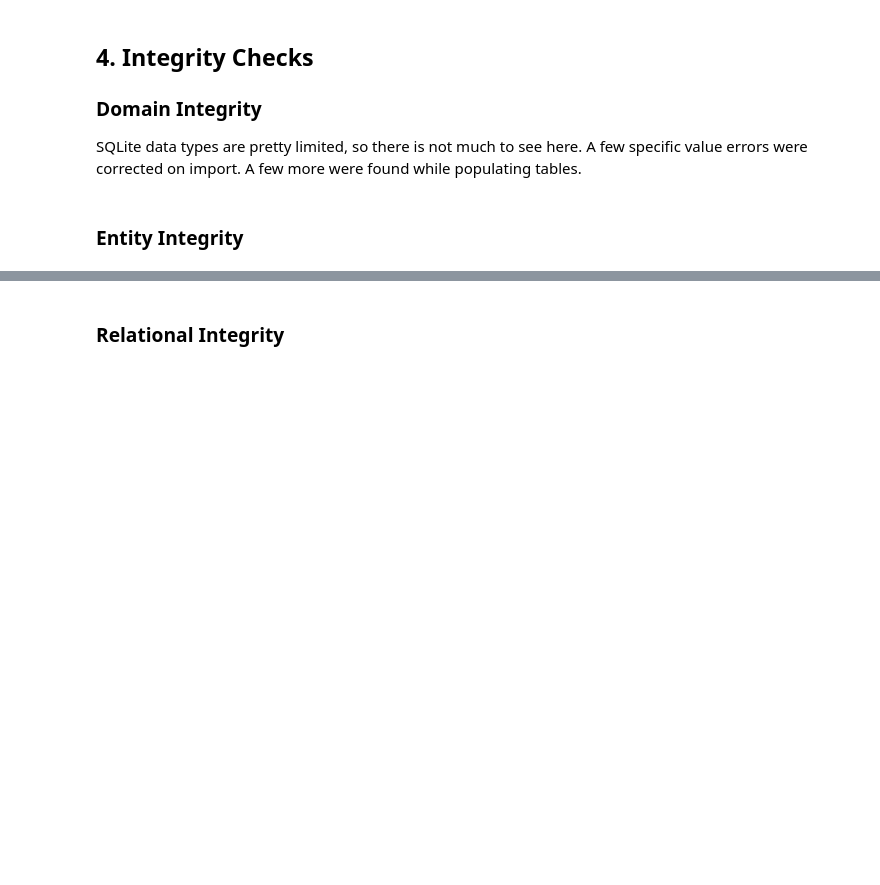
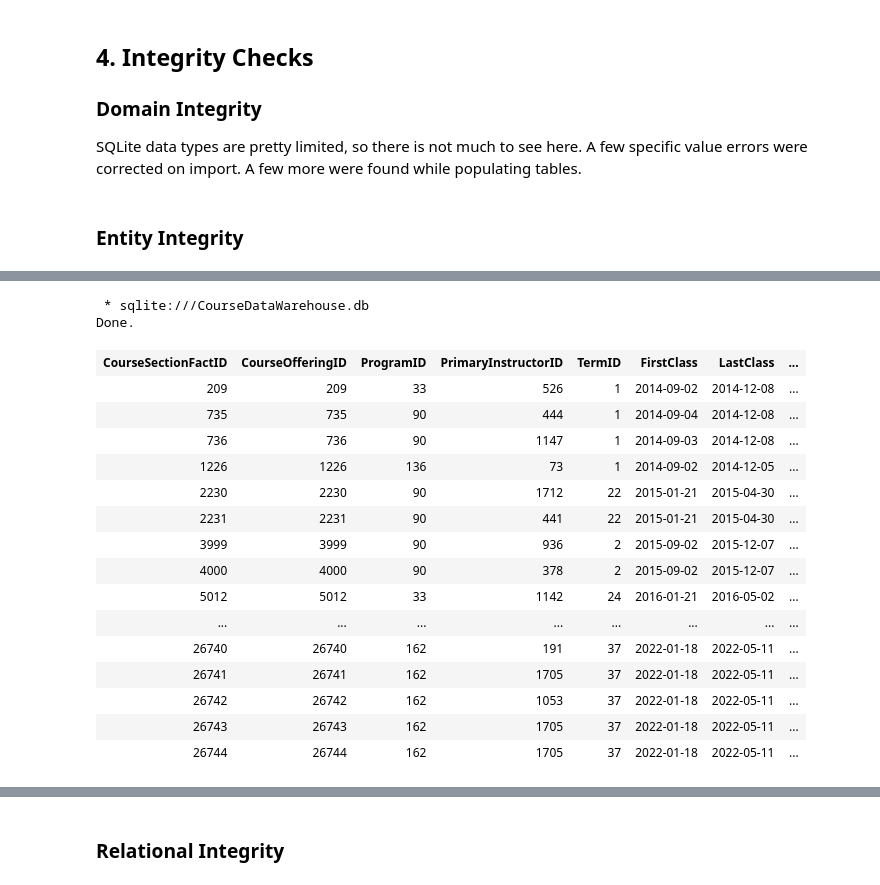
Before and after one commit to christopherhuntley/banner_data, a Jupyter notebook: CourseDataWarehouse.ipynb, the cells around one changed output, grey strips where cells are left out. Cells and saved outputs as stored; diff of their text form; code cells hidden in the pictures; blank space fills up the shorter version.

```diff
--- a/CourseDataWarehouse.ipynb
+++ b/CourseDataWarehouse.ipynb
@@ -655,0 +656,22 @@ Done.
+# %%
+%%sql
+SELECT * FROM COURSE_SECTION_FACTS WHERE NumMeetings > 45
+# %% [output]
+ * sqlite:///CourseDataWarehouse.db
+Done.
+| CourseSectionFactID | CourseOfferingID | ProgramID | PrimaryInstructorID | TermID | FirstClass | LastClass | ... |
+| 209 | 209 | 33 | 526 | 1 | 2014-09-02 | 2014-12-08 | ... |
+| 735 | 735 | 90 | 444 | 1 | 2014-09-04 | 2014-12-08 | ... |
+| 736 | 736 | 90 | 1147 | 1 | 2014-09-03 | 2014-12-08 | ... |
+| 1226 | 1226 | 136 | 73 | 1 | 2014-09-02 | 2014-12-05 | ... |
+| 2230 | 2230 | 90 | 1712 | 22 | 2015-01-21 | 2015-04-30 | ... |
+| 2231 | 2231 | 90 | 441 | 22 | 2015-01-21 | 2015-04-30 | ... |
+| 3999 | 3999 | 90 | 936 | 2 | 2015-09-02 | 2015-12-07 | ... |
+| 4000 | 4000 | 90 | 378 | 2 | 2015-09-02 | 2015-12-07 | ... |
+| 5012 | 5012 | 33 | 1142 | 24 | 2016-01-21 | 2016-05-02 | ... |
+| ... | ... | ... | ... | ... | ... | ... | ... |
+| 26740 | 26740 | 162 | 191 | 37 | 2022-01-18 | 2022-05-11 | ... |
+| 26741 | 26741 | 162 | 1705 | 37 | 2022-01-18 | 2022-05-11 | ... |
+| 26742 | 26742 | 162 | 1053 | 37 | 2022-01-18 | 2022-05-11 | ... |
+| 26743 | 26743 | 162 | 1705 | 37 | 2022-01-18 | 2022-05-11 | ... |
+| 26744 | 26744 | 162 | 1705 | 37 | 2022-01-18 | 2022-05-11 | ... |
```
Also changed, not shown: parts of 10 cells of this notebook, 28 other files.
